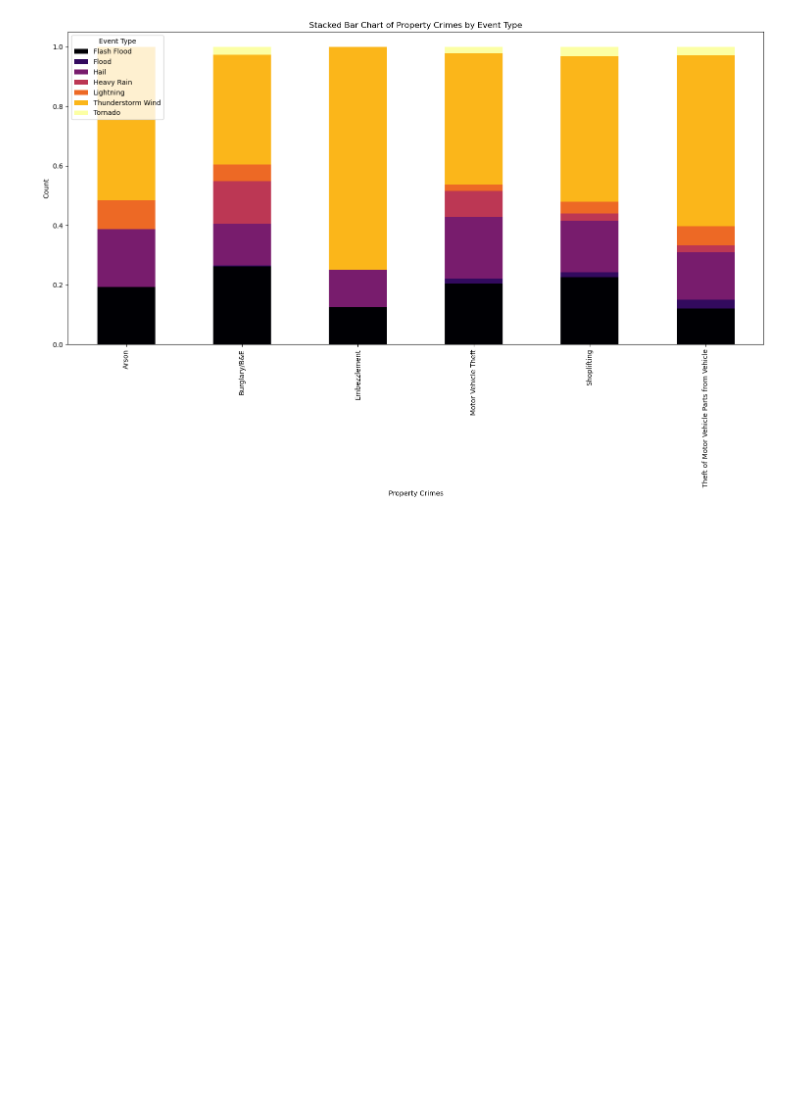
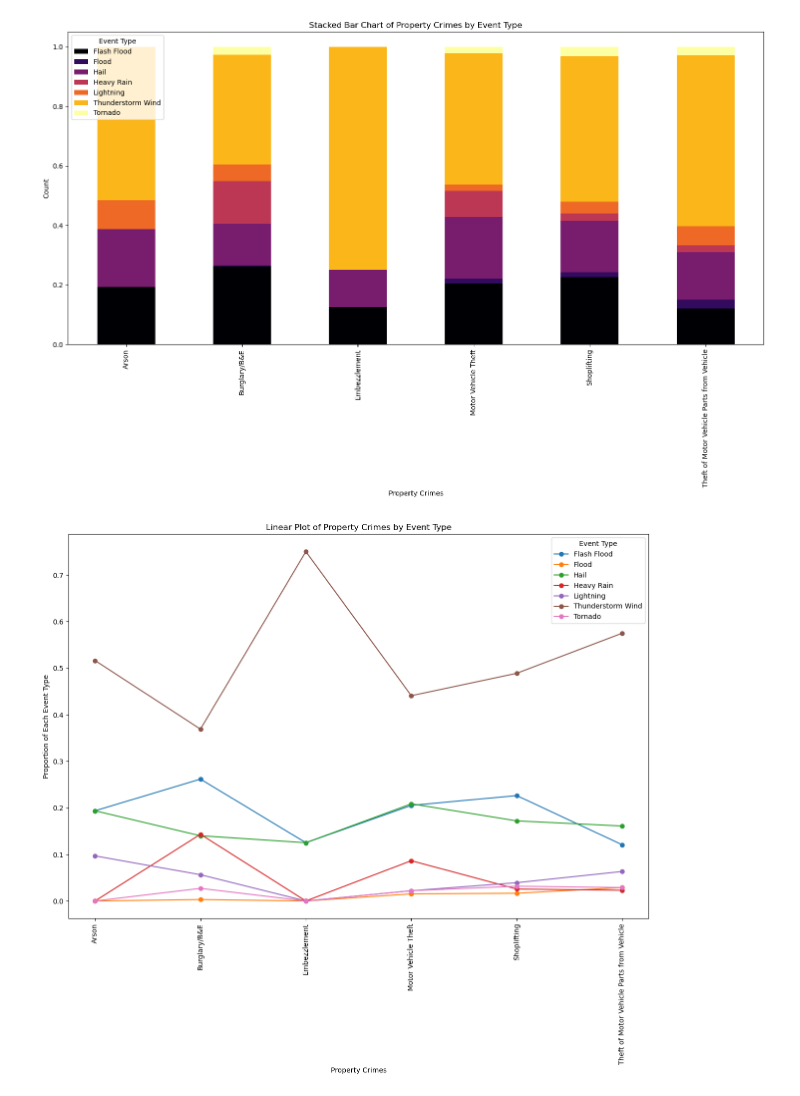
Before and after one commit to trevm03/Project3, a Jupyter notebook: Visualizations.ipynb, the cells around one changed output. Cells and saved outputs as stored; diff of their text form; code cells hidden in the pictures; blank space fills up the shorter version.

```diff
--- a/Visualizations.ipynb
+++ b/Visualizations.ipynb
@@ -148,0 +134,23 @@ stacked_data.plot(kind='bar', stacked=True, figsize=(15, 10), colormap='viridis'
+# %%
+# Linear Plot of the Data
+import matplotlib.pyplot as plt
+
+# Assuming 'stacked_data_normalized' is already defined in the notebook
+# Convert the data for linear plot
+linear_data = stacked_data_normalized.reset_index()
+linear_data_melted = linear_data.melt(id_vars='Property_Crimes', var_name='Event_Type', value_name='Proportion')
+
+# Plotting
+plt.figure(figsize=(15, 10))
+for event_type in linear_data_melted['Event_Type'].unique():
+    subset = linear_data_melted[linear_data_melted['Event_Type'] == event_type]
+    plt.plot(subset['Property_Crimes'], subset['Proportion'], marker='o', label=event_type)
+
+plt.xlabel('Property Crimes')
+plt.ylabel('Proportion of Each Event Type')
+plt.title('Linear Plot of Property Crimes by Event Type')
+plt.xticks(rotation=90)
+plt.legend(title='Event Type')
+plt.show()
+# %% [output]
+[figure, added]
```
Also changed, not shown: parts of 2 cells of this notebook.
